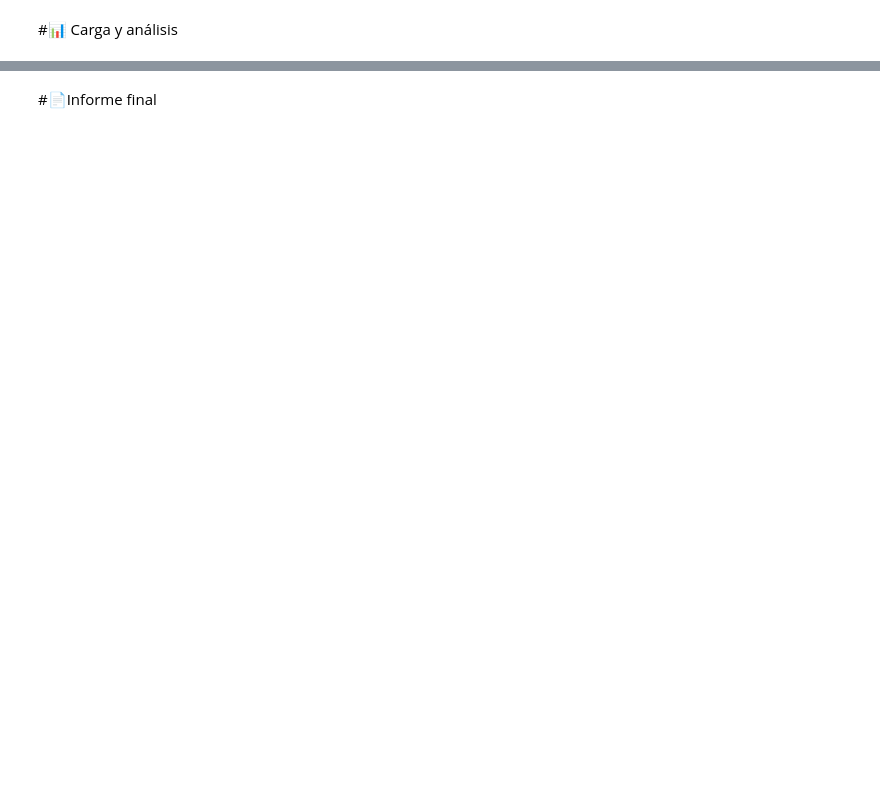
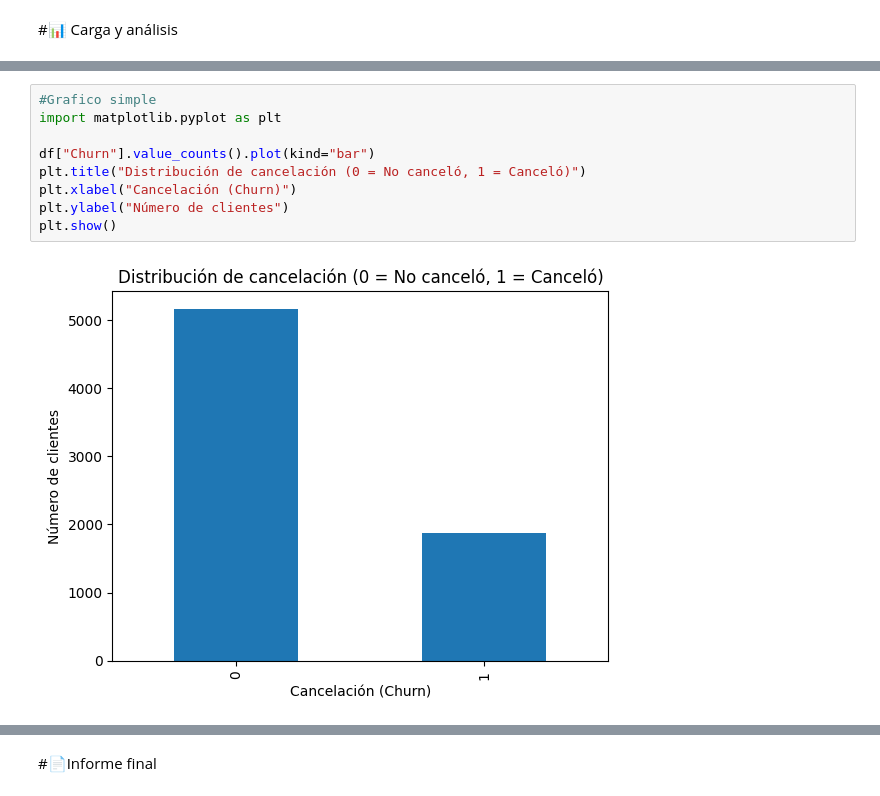
Before and after one commit to sergiotadeocmontoya-alt/Challenge_TelecomX_Sergio, a Jupyter notebook: TelecomX_LATAM.ipynb, the cells around one changed output, grey strips where cells are left out. Cells and saved outputs as stored; diff of their text form; blank space fills up the shorter version.

Commit message:
feat: add descriptive analysis and cancellation (churn) EDA visualizations

```diff
--- a/TelecomX_LATAM.ipynb
+++ b/TelecomX_LATAM.ipynb
@@ -476,0 +580,11 @@ float64
+# %%
+#Grafico simple
+import matplotlib.pyplot as plt
+
+df["Churn"].value_counts().plot(kind="bar")
+plt.title("Distribución de cancelación (0 = No canceló, 1 = Canceló)")
+plt.xlabel("Cancelación (Churn)")
+plt.ylabel("Número de clientes")
+plt.show()
+# %% [output]
+[figure, added]
```
Also changed, not shown: parts of 12 cells of this notebook.
